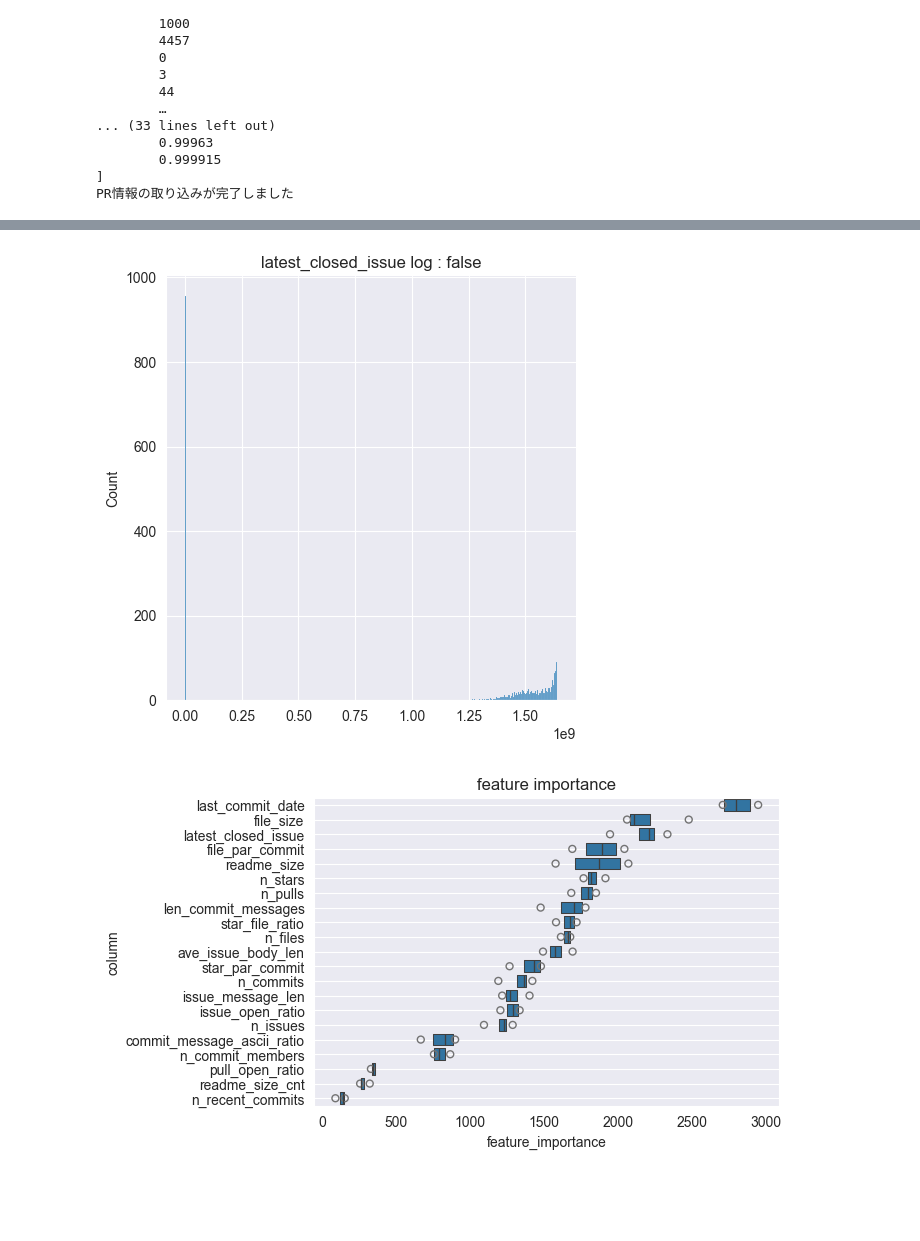
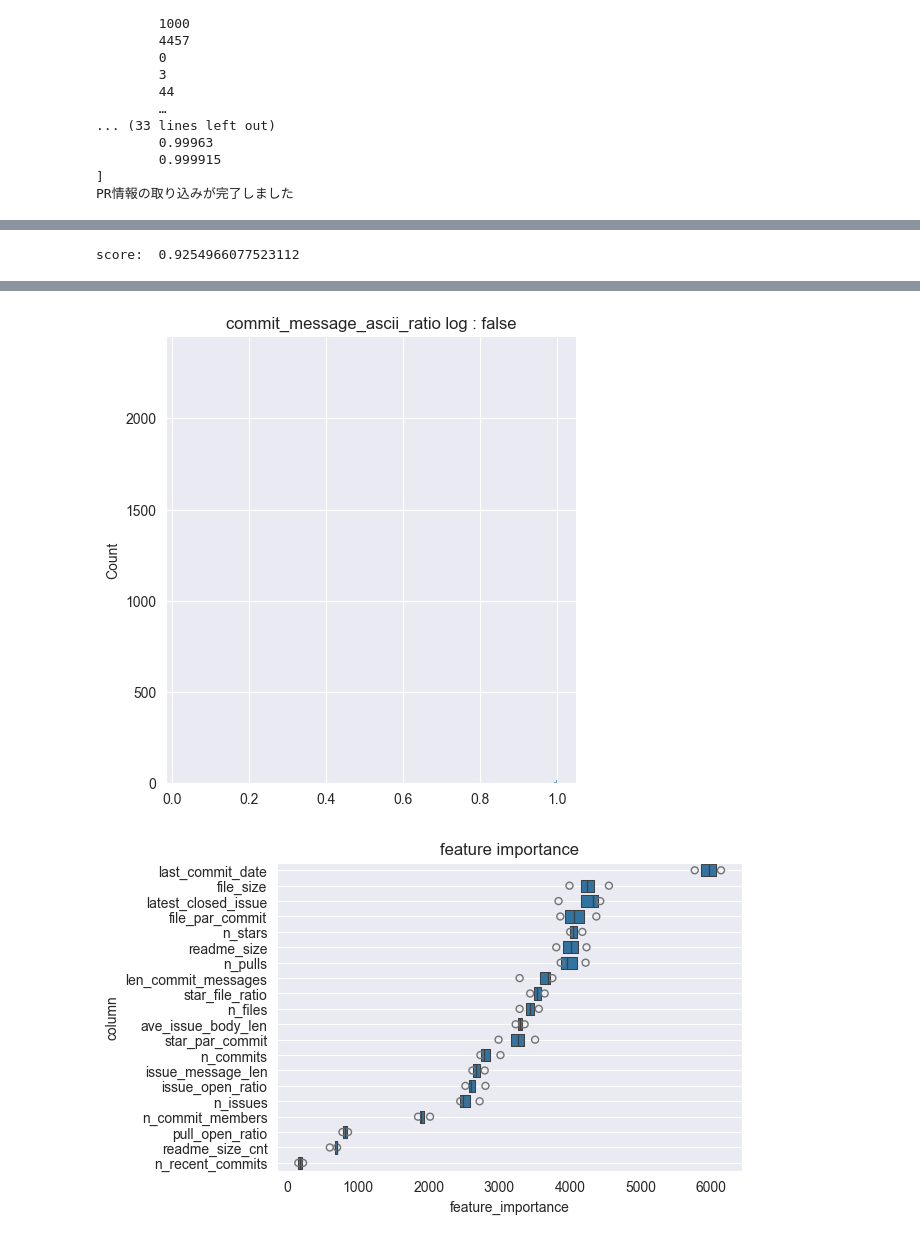
Before and after one commit to ZOI-dayo/traP-Nikkei-2025, a Jupyter notebook: main.ipynb, the cells around one changed output, grey strips where cells are left out. Drawn from its saved outputs; the diff is of its cells as text; code cells hidden in the pictures; blank space fills up the shorter version.

```diff
--- a/main.ipynb
+++ b/main.ipynb
@@ -124,7 +124,7 @@ with this one instead:
 # %%
 # コミット情報を読み取り
 print("コミット情報を読み取っています...")
-commits = pl.read_csv(DATA_DIR + 'commits_sampled_1.csv')
+commits = pl.read_csv(DATA_DIR + 'commits_sampled_10.csv')
 
 print("コミット情報を集計します...")
 
@@ -153,7 +153,8 @@ for row in commits.iter_rows(named=True):
                                                                                                 0) + 1
         if row["message"] is not None:
             repo_commit_message_sum[repo_name] = repo_commit_message_sum.get(repo_name, 0) + len(row["message"])
-            repo_commit_message_ascii_sum[repo_name] = repo_commit_message_ascii_sum.get(repo_name, 0) + len(list(filter(lambda c : str(c).isascii(), list(row["message"]))))
+            repo_commit_message_ascii_sum[repo_name] = repo_commit_message_ascii_sum.get(repo_name, 0) + len(
+                list(filter(lambda c: str(c).isascii(), list(row["message"]))))
         if date > 1640995200 - 31 * 24 * 60 * 60:  # 2022/1/1 = 1640995200
             repo_recent_commit_cnt[repo_name] = repo_recent_commit_cnt.get(repo_name, 0) + 1
 
@@ -407,8 +408,13 @@ import math
 # train_merged["n_issues_log"] = train_merged["n_issues"].apply(math.log)
 # test_merged["n_issues_log"] = test_merged["n_issues"].apply(math.log)
 # %%
-train_merged = add_col(train_merged, "commit_message_ascii_ratio", train_merged["len_commit_message_ascii"] / train_merged["len_commit_messages"])
-test_merged = add_col(test_merged, "commit_message_ascii_ratio", test_merged["len_commit_message_ascii"] / test_merged["len_commit_messages"])
+train_merged = add_col(train_merged, "commit_message_ascii_ratio",
+                       train_merged["len_commit_message_ascii"] / train_merged["len_commit_messages"])
+test_merged = add_col(test_merged, "commit_message_ascii_ratio",
+                      test_merged["len_commit_message_ascii"] / test_merged["len_commit_messages"])
+
+train_merged = add_col(train_merged, "commit_message_ascii_ratio_one", train_merged["commit_message_ascii_ratio"] == 1)
+test_merged = add_col(test_merged, "commit_message_ascii_ratio_one", test_merged["commit_message_ascii_ratio"] == 1)
 # %%
 
 import seaborn as sns
@@ -435,7 +441,8 @@ def show_dist(df, key, log):
 
 # show_dist(train_merged, "file_par_commit")
 
-show_dist(train_merged, "latest_closed_issue", False)
+print(train_merged["commit_message_ascii_ratio"])
+show_dist(train_merged, "commit_message_ascii_ratio", False)
 
 # KFoldでデータを分割
 kf = KFold(n_splits=4, shuffle=True, random_state=34)
@@ -444,7 +451,7 @@ kf = KFold(n_splits=4, shuffle=True, random_state=34)
 use_cols = ["n_stars", "n_files", "star_file_ratio", "n_commits", "file_par_commit", "last_commit_date",
             "n_commit_members", "n_issues", "n_pulls", "readme_size", "readme_size_cnt", "latest_closed_issue",
             "file_size", "issue_open_ratio", "pull_open_ratio", "len_commit_messages", "star_par_commit",
-            "n_recent_commits", "issue_message_len", "ave_issue_body_len", "commit_message_ascii_ratio"]
+            "n_recent_commits", "issue_message_len", "ave_issue_body_len"]
 target_col = "active"
 
 for train_index, valid_index in kf.split(train_merged):
@@ -501,7 +508,7 @@ def train_fold(train_X: pd.DataFrame, train_y: pd.Series, valid_X: pd.DataFrame,
         'feature_fraction': 0.8,
         'bagging_freq': 1,
         'bagging_fraction': 0.8,
-        'num_leaves': 31,
+        'num_leaves': 63,
         'random_state': 0,
         'num_iterations': 1000,
     }
@@ -651,0 +659 @@ score:  0.9259556806508298
+score:  0.9254966077523112
@@ -654,2 +662,2 @@ score:  0.9259556806508298
-[figure, old version]
+[figure, new version]
-[figure, old version]
+[figure, new version]
```
Also changed, not shown: parts of 2 cells of this notebook, 1 other file.
